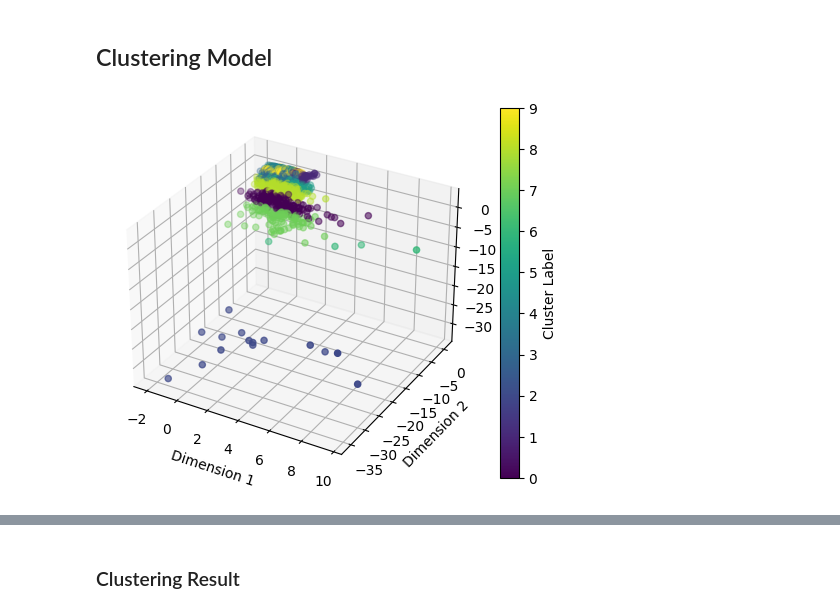
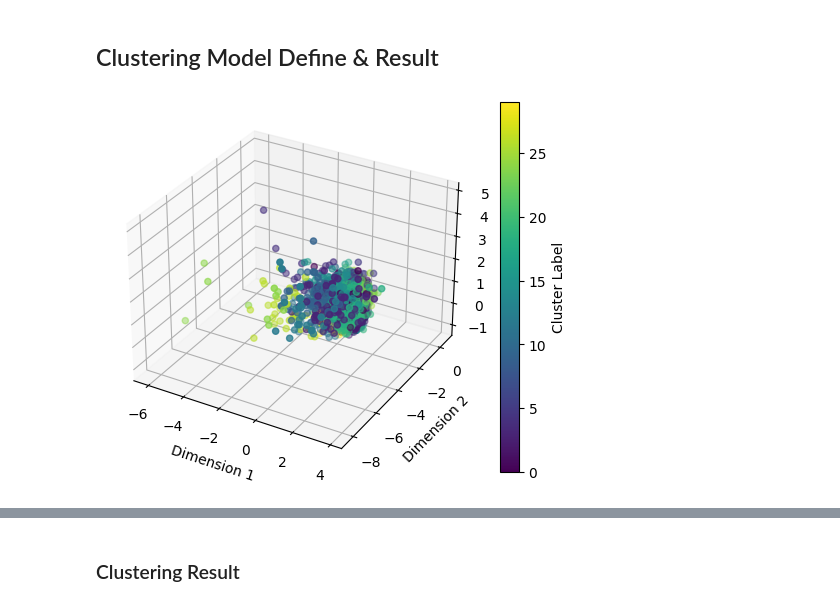
Before and after one commit to sangse/Stock-AI, a Jupyter notebook: 신규상장종목_패턴_Classification_모델_(with_CNN,_Kmeans).ipynb, the cells around one changed output, grey strips where cells are left out. Cells and saved outputs as stored; diff of their text form; code cells hidden in the pictures.

```diff
--- a/신규상장종목_패턴_Classification_모델_(with_CNN,_Kmeans).ipynb
+++ b/신규상장종목_패턴_Classification_모델_(with_CNN,_Kmeans).ipynb
@@ -22,4 +40,4 @@ def df_slicing_window(df, window_size, shift_size):
           break
       data_list.append(df.iloc[start_index:end_index])
       target_list.append(df.iloc[end_index:end_index+12])
-  return data_list,target_list
+  return data_list#,target_list
@@ -192,0 +166,23 @@ Epoch [200/200], Loss: 0.06864405423402786
+# %%
+
+# 인코더와 디코더 인스턴스 생성
+encoder = Encoder()
+decoder = Decoder()
+
+# 최적화 설정
+criterion = RMSELoss()  # RMSE 손실 함수 사용
+optimizer = optim.Adam(list(encoder.parameters()) + list(decoder.parameters()), lr=0.001)
+
+
+
+# 데이터셋 준비 및 분할
+train_data_tensor = torch.tensor(train_data, dtype=torch.float32).unsqueeze(1)
+total_size = len(train_data_tensor)
+val_size = int(0.2 * total_size)  # 전체 데이터의 20%를 검증 데이터로 사용
+train_size = total_size - val_size
+
+train_dataset, val_dataset = random_split(train_data_tensor, [train_size, val_size])
+
+# DataLoader 생성
+train_loader = DataLoader(train_dataset, batch_size=64, shuffle=True)
+val_loader = DataLoader(val_dataset, batch_size=64, shuffle=False)
@@ -193,5 +250,10 @@ Epoch [200/200], Loss: 0.06864405423402786
 # %%
-test = decoder(encoder(train_dataset[:32,:,:,:]))
-
-sns.scatterplot(train_dataset[8,0,:,0].detach().numpy())
-sns.scatterplot(test[8,0,:,0].detach().numpy())
+# 모델 파라미터 불러오기
+tt = torch.load('/content/drive/MyDrive/CNN_reconstruction_model.pth')
+encoder.load_state_dict(tt['encoder_state_dict'])
+decoder.load_state_dict(tt['decoder_state_dict'])
+test = decoder(encoder(train_dataset.dataset[:32,:,:,:]))
+sns.scatterplot(train_dataset.dataset[5,0,:,0].detach().numpy())
+sns.scatterplot(test[5,0,:,0].detach().numpy())
+plt.legend(labels=['Original', 'Reconstructed'])
+plt.show()
@@ -201,5 +260,5 @@ sns.scatterplot(test[8,0,:,0].detach().numpy())
 # %% [markdown]
-## Clustering Model
+## Clustering Model Define & Result
 # %%
 # 5차원 벡터이지만 비전으로 볼수 있게끔 3차원만 써서 clustering 했습니다.
 
@@ -210,41 +269,42 @@ import matplotlib.pyplot as plt
 from mpl_toolkits.mplot3d import Axes3D  # Import the 3D plotting toolkit
 
 # Ensure the encoder is in evaluation mode
+encoder.load_state_dict(torch.load('/content/drive/MyDrive/CNN_reconstruction_model.pth')['encoder_state_dict'])
 encoder.eval()
 
 # Get the vectors from the encoder
 # Note: You might need to pass the data through DataLoader if it's too large to process at once
 with torch.no_grad():
-    vectors = encoder(train_dataset).detach().cpu().numpy()
+    vectors = encoder(train_dataset.dataset).detach().cpu().numpy()
 
 # Perform K-means clustering
-cluster_num = 10
+cluster_num = 30
 kmeans = KMeans(n_clusters=cluster_num)
 kmeans.fit(vectors)
 
 # Extract cluster labels
 labels = kmeans.labels_
 
 # Plotting
 fig = plt.figure()
 ax = fig.add_subplot(111, projection='3d')
 
 # Scatter plot of the encoded vectors, colored by cluster label
 scatter = ax.scatter(vectors[:, 0], vectors[:, 1], vectors[:, 2], c=labels, cmap='viridis')
 
 # Add a color bar to indicate cluster labels
 colorbar = plt.colorbar(scatter, ax=ax)
 colorbar.set_label('Cluster Label')
 
 # Set labels for axes
 ax.set_xlabel('Dimension 1')
 ax.set_ylabel('Dimension 2')
 ax.set_zlabel('Dimension 3')
 
 # Show the plot
 plt.show()
 # %% [output]
-[figure, old version]
+[figure, new version]
 # %%
 # 라벨별로 데이터를 분류하기 위한 딕셔너리 초기화
 clustered_datasets = {i: [] for i in range(cluster_num)}  # 클러스터 개수가 15개라고 가정
```
Also changed, not shown: parts of 41 cells of this notebook.
